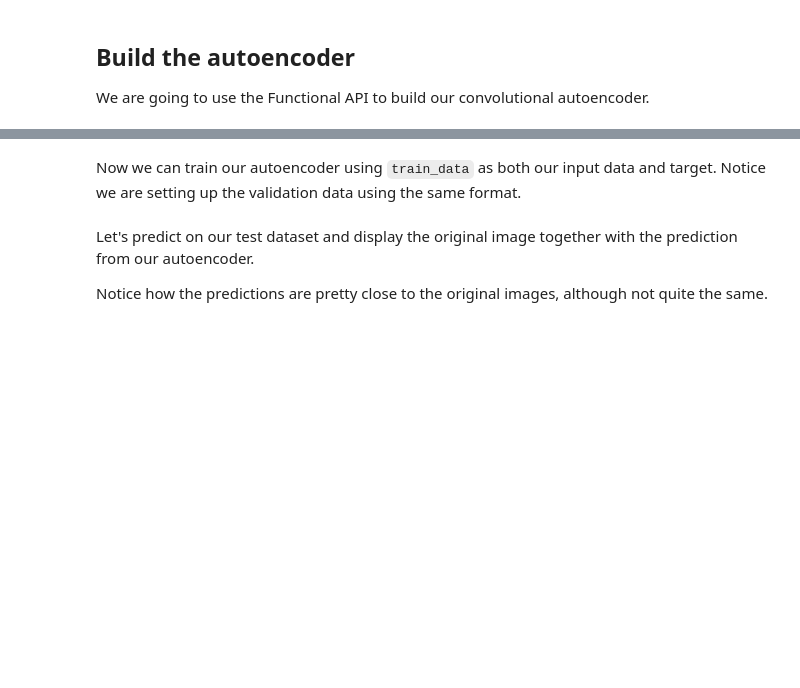
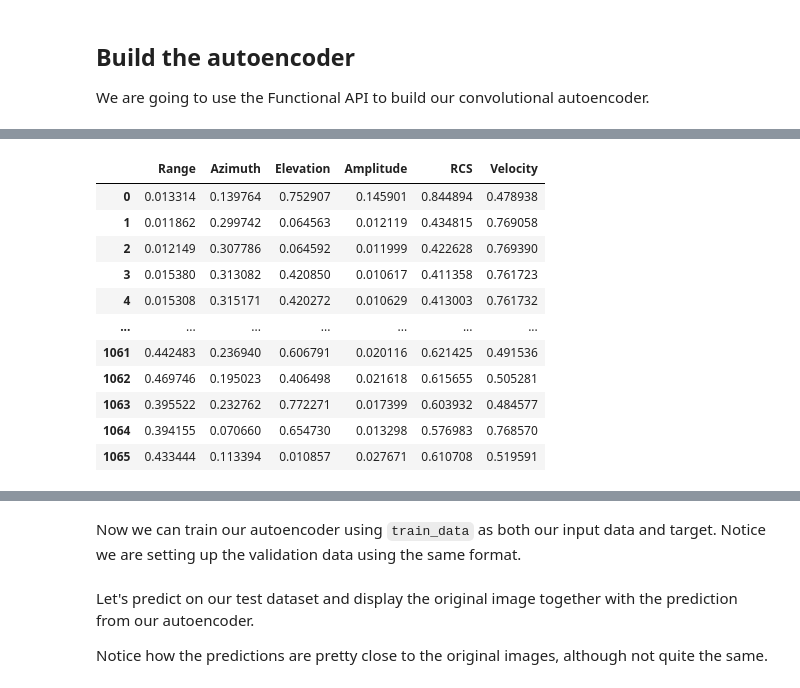
Before and after one commit to artinmajdi/PointCloud-Object-Detection-in-Autonomous-Driving, a Jupyter notebook: autoencoder.ipynb, the cells around one changed output, grey strips where cells are left out. Drawn from its saved outputs; the diff is of its cells as text; code cells hidden in the pictures; blank space fills up the shorter version.

```diff
--- a/autoencoder.ipynb
+++ b/autoencoder.ipynb
@@ -231,0 +211,69 @@ We are going to use the Functional API to build our convolutional autoencoder.
+# %%
+class Optimization_Vector_Input(DataLoader):
+
+    def __init__(self, dataset_directory='/home/artin/Documents/10dB_CR_10deg_in_2021-10-15-14-15-49' , modality='Radar'):
+
+
+        DataLoader.__init__(self, data_type='vector' , modality=modality, dataset_directory=dataset_directory, normalize=True)
+
+        self.data = self.get_data(filename='1_.txt')
+
+        # data2 = DataLoader(filname='2_.txt', modality=modality, dataset_directory=dataset_directory).get_data(data_type='vector' , normalize=True)
+
+
+        self._separate_train_valid_test(data=self.data, train_valid_test_ratio=[3 , 1 , 1])
+
+        self.model = self.architecture(input_shape=(self.data.shape[1],1))
+
+    def _separate_train_valid_test(self, data , train_valid_test_ratio=[0.6, 0.2, 0.2]):
+
+        frac = {}
+        for ix, mode in enumerate(['train' , 'valid' , 'test']):
+            frac[mode] = train_valid_test_ratio[ix]/sum(train_valid_test_ratio)
+
+
+        self.train_data = data.sample(frac=frac['train'], random_state=42)
+        data.drop(self.train_data.index)
+
+        self.valid_data = data.sample(frac=frac['valid'], random_state=42)
+        data.drop(self.valid_data.index)
+
+        self.test_data  = data.copy()
+
+    def architecture(self, input_shape: tuple):
+
+        input = layers.Input(shape=input_shape)
+
+        # Encoder
+        x = layers.Conv1D(filters=256, kernel_size=3, strides=1, padding='same', activation='relu')(input)
+        x = layers.Conv1D(filters=512, kernel_size=3, strides=1, padding='same', activation='relu')(x)
+        x = layers.Conv1D(filters=512, kernel_size=3, strides=2, padding='same', activation='relu')(x)
+
+        # Decoder
+        x = layers.Conv1DTranspose(filters=256, strides=2, kernel_size=3, padding='same', activation='relu')(x)
+        x = layers.Conv1DTranspose(filters=256, strides=1, kernel_size=3, padding='same', activation='relu')(x)
+        x = layers.Conv1DTranspose(filters=1,   strides=1, kernel_size=3, padding='same', activation='sigmoid')(x)
+
+
+        # Autoencoder
+        model = Model(input, x)
+        model.compile(optimizer="adam", loss="binary_crossentropy")
+
+        return model
+
+    def fit(self, epochs=5, batch_size=32):
+
+        self.model.fit(x=self.train_data, y=self.train_data, epochs=epochs, batch_size=batch_size, validation_data=(self.valid_data, self.valid_data))
+
+    def predict(self, data):
+
+        predictions = self.model.predict(data)
+        predictions = pd.DataFrame(predictions[:,:,0], columns=data.columns, index=data.index)
+        return predictions
+
+
+autoencoder_vectorized_input = Optimization_Vector_Input(dataset_directory='/home/artin/Documents/10dB_CR_10deg_in_2021-10-15-14-15-49' , modality='Radar')
+autoencoder_vectorized_input.fit(epochs=5, batch_size=32)
+predictions = autoencoder_vectorized_input.predict(data=autoencoder_vectorized_input.test_data)
+predictions
+# %% [output]
@@ -231,0 +296,12 @@ We are going to use the Functional API to build our convolutional autoencoder.
+|  | Range | Azimuth | Elevation | Amplitude | RCS | Velocity |
+| 0 | 0.013314 | 0.139764 | 0.752907 | 0.145901 | 0.844894 | 0.478938 |
+| 1 | 0.011862 | 0.299742 | 0.064563 | 0.012119 | 0.434815 | 0.769058 |
+| 2 | 0.012149 | 0.307786 | 0.064592 | 0.011999 | 0.422628 | 0.769390 |
+| 3 | 0.015380 | 0.313082 | 0.420850 | 0.010617 | 0.411358 | 0.761723 |
+| 4 | 0.015308 | 0.315171 | 0.420272 | 0.010629 | 0.413003 | 0.761732 |
+| ... | ... | ... | ... | ... | ... | ... |
+| 1061 | 0.442483 | 0.236940 | 0.606791 | 0.020116 | 0.621425 | 0.491536 |
+| 1062 | 0.469746 | 0.195023 | 0.406498 | 0.021618 | 0.615655 | 0.505281 |
+| 1063 | 0.395522 | 0.232762 | 0.772271 | 0.017399 | 0.603932 | 0.484577 |
+| 1064 | 0.394155 | 0.070660 | 0.654730 | 0.013298 | 0.576983 | 0.768570 |
+| 1065 | 0.433444 | 0.113394 | 0.010857 | 0.027671 | 0.610708 | 0.519591 |
```
Also changed, not shown: parts of 7 cells of this notebook, 2 other files.
